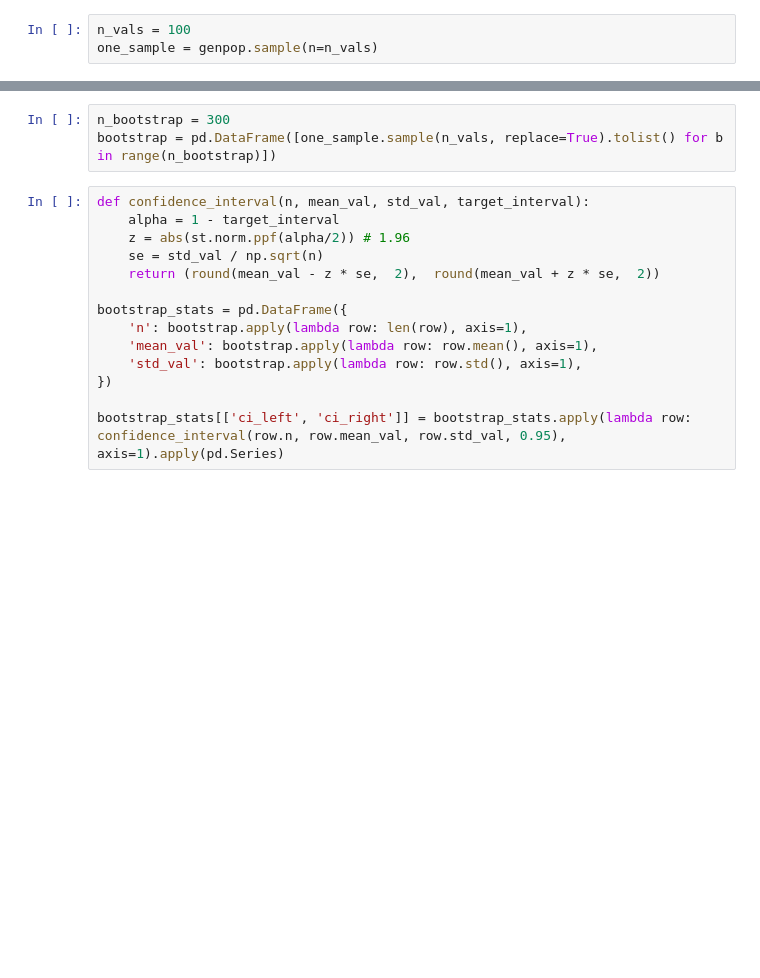
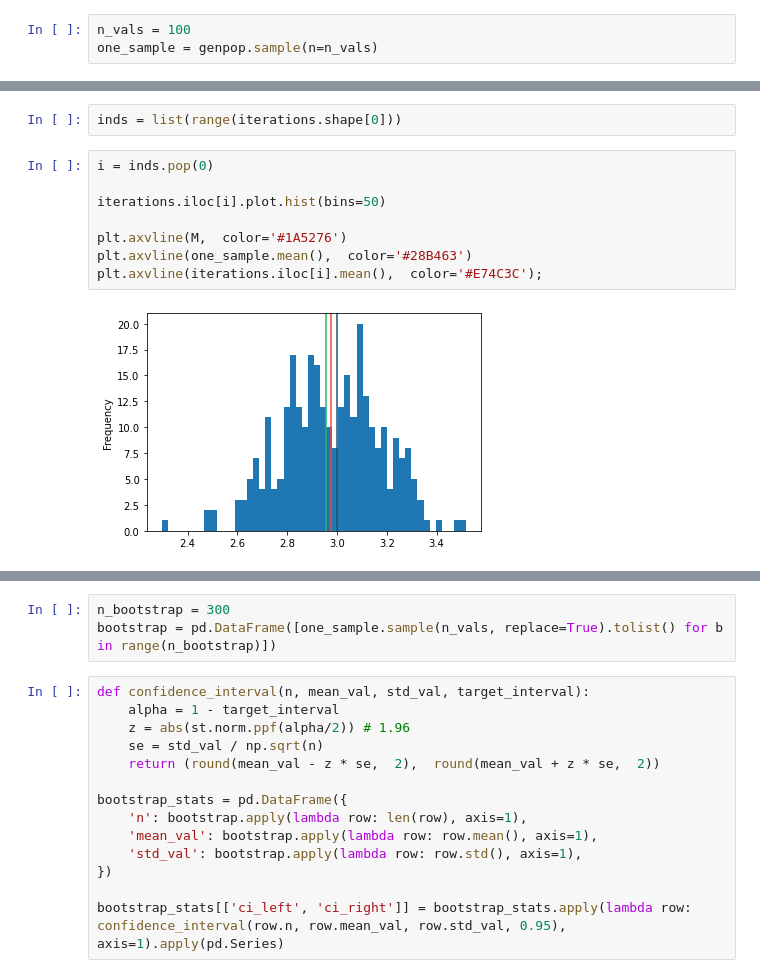
Before and after one commit to Saxsafon/Statistics, a Jupyter notebook: Hypotheses_testing/Confidence_Intervals & Bootstrap.ipynb, the cells around one changed output, grey strips where cells are left out. Saved outputs shown, nothing was run; the diff lists cells and outputs as text; blank space fills up the shorter version.

```diff
--- a/Hypotheses_testing/Confidence_Intervals & Bootstrap.ipynb
+++ b/Hypotheses_testing/Confidence_Intervals & Bootstrap.ipynb
@@ -207,0 +219,12 @@ one_sample = genpop.sample(n=n_vals)
+# %%
+inds = list(range(iterations.shape[0]))
+# %%
+i = inds.pop(0)
+
+iterations.iloc[i].plot.hist(bins=50)
+
+plt.axvline(M,  color='#1A5276')
+plt.axvline(one_sample.mean(),  color='#28B463')
+plt.axvline(iterations.iloc[i].mean(),  color='#E74C3C');
+# %% [output]
+[figure, added]
```
Also changed, not shown: parts of 25 cells of this notebook, 3 other files.
